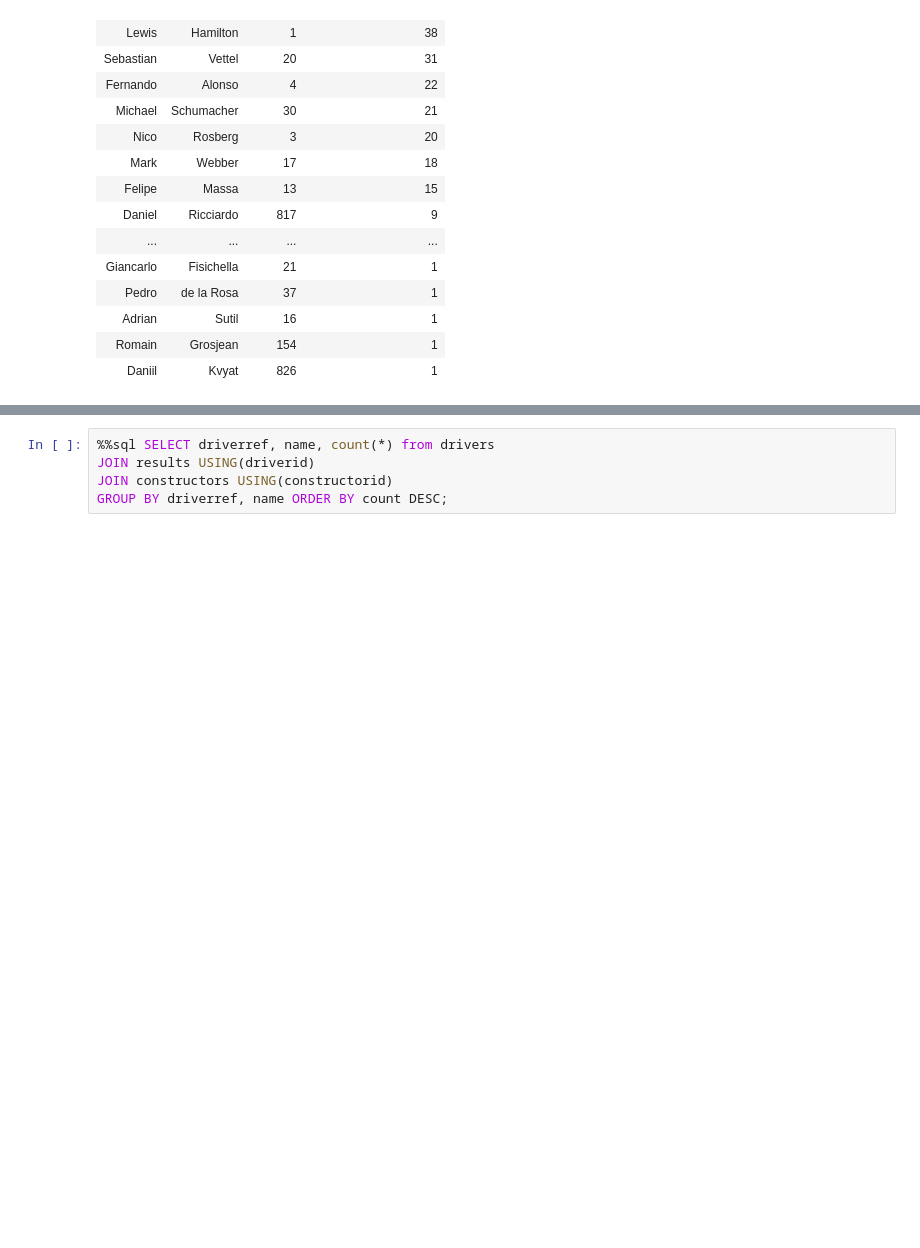
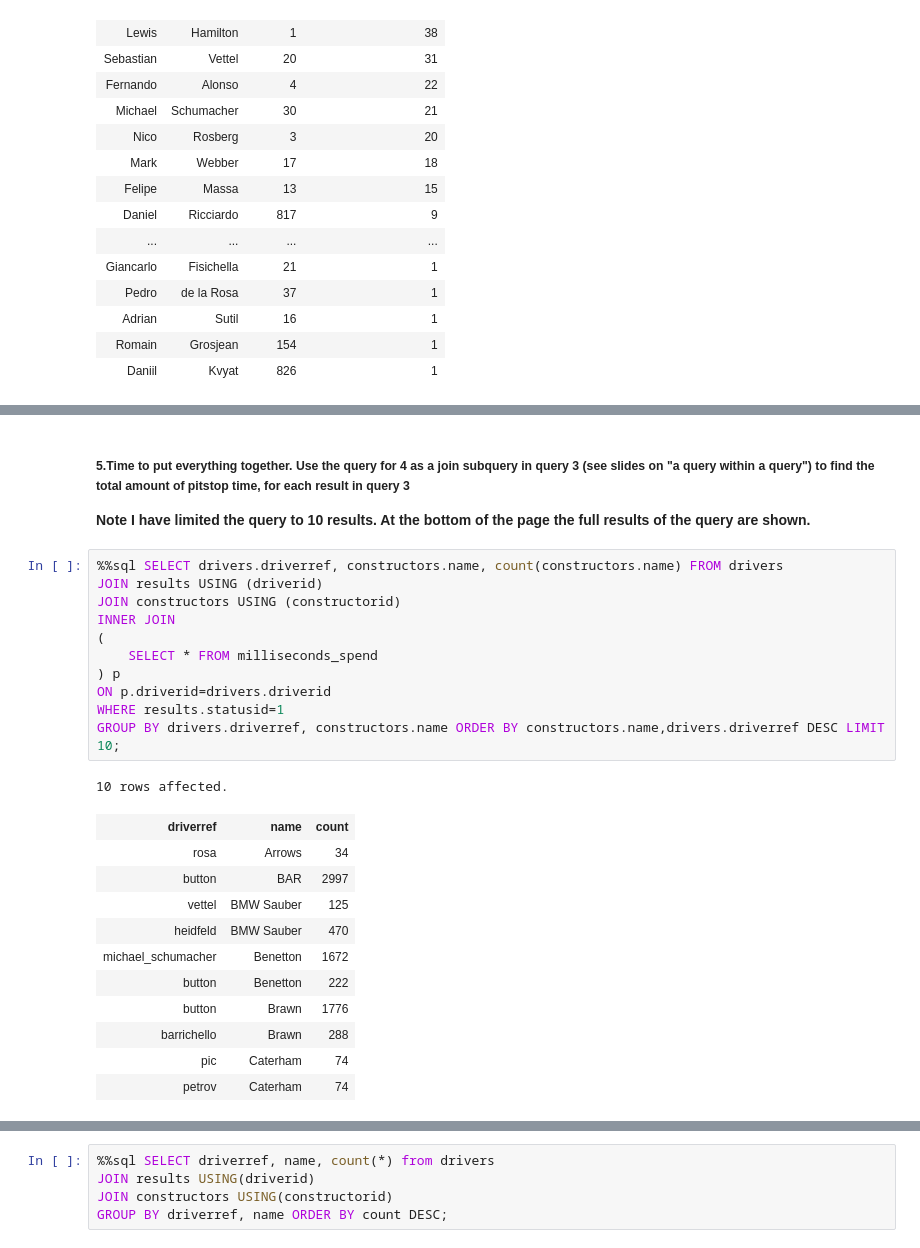
Before and after one commit to Emmely2008/Database-Assignment-Relational-Algebra, a Jupyter notebook: Handin7.ipynb, the cells around one changed output, grey strips where cells are left out. Drawn from its saved outputs; the diff is of its cells as text; blank space fills up the shorter version.

```diff
--- a/Handin7.ipynb
+++ b/Handin7.ipynb
@@ -56,0 +121,29 @@ JOIN results USING(driverid) WHERE results.rank = 1 GROUP BY driverid ORDER BY t
+# %% [markdown]
+##### 5.Time to put everything together. Use the query for 4 as a join subquery in query 3 (see slides on "a query within a query") to find the total amount of pitstop time, for each result in query 3
+
+
+__Note I have limited the query to 10 results. At the bottom of the page the full results of the query are shown.__
+# %%
+%%sql SELECT drivers.driverref, constructors.name, count(constructors.name) FROM drivers
+JOIN results USING (driverid)
+JOIN constructors USING (constructorid)
+INNER JOIN
+(
+    SELECT * FROM milliseconds_spend
+) p
+ON p.driverid=drivers.driverid
+WHERE results.statusid=1
+GROUP BY drivers.driverref, constructors.name ORDER BY constructors.name,drivers.driverref DESC LIMIT 10;
+# %% [output]
+10 rows affected.
+| driverref | name | count |
+| rosa | Arrows | 34 |
+| button | BAR | 2997 |
+| vettel | BMW Sauber | 125 |
+| heidfeld | BMW Sauber | 470 |
+| michael_schumacher | Benetton | 1672 |
+| button | Benetton | 222 |
+| button | Brawn | 1776 |
+| barrichello | Brawn | 288 |
+| pic | Caterham | 74 |
+| petrov | Caterham | 74 |
```
Also changed, not shown: parts of 22 cells of this notebook.
